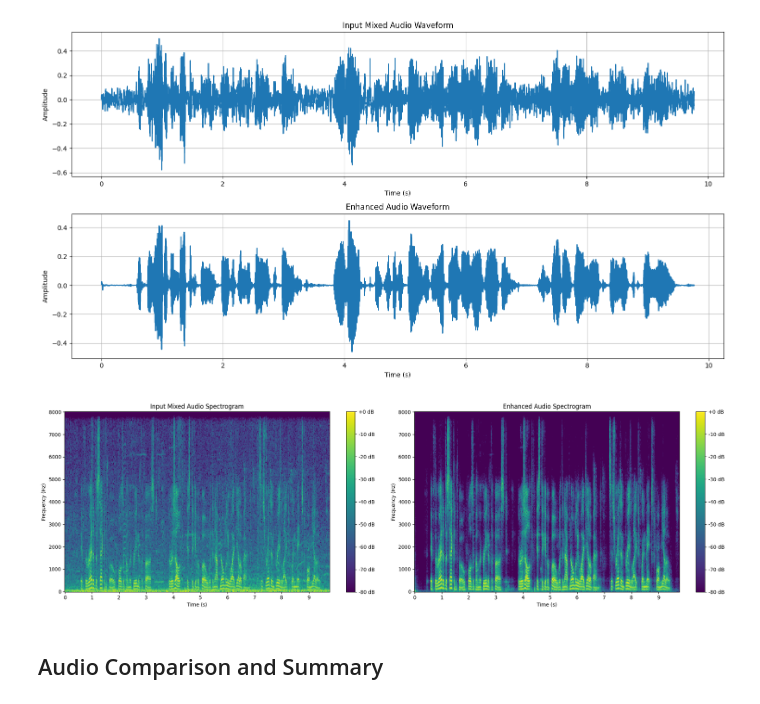
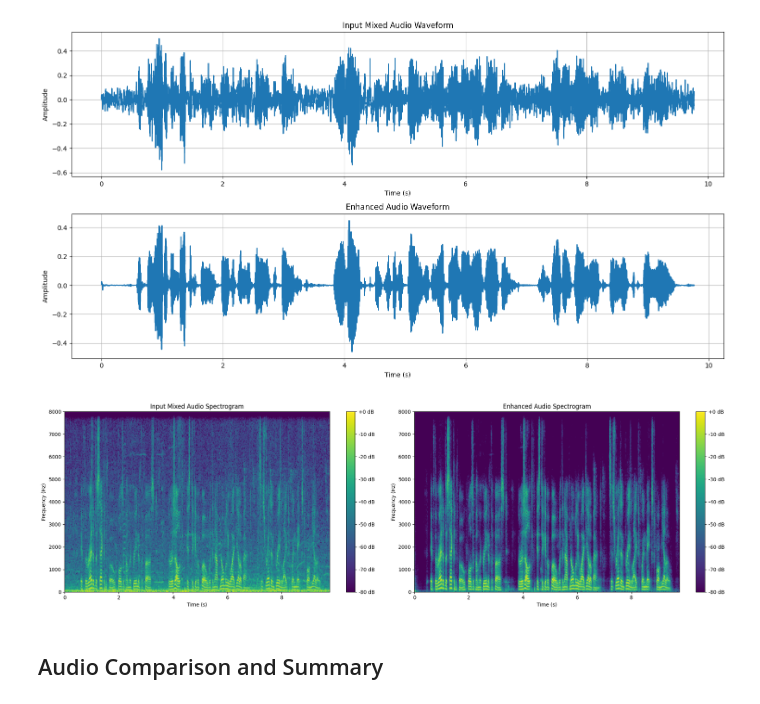
Before and after one commit to TexasInstruments-Sandbox/audioai-modelzoo, a Jupyter notebook: inference/gtcrn_se/gtcrn_inference.ipynb, the cells around one changed output. Saved outputs shown, nothing was run; the diff lists cells and outputs as text; code cells hidden in the pictures.

Commit message:
Remove librosa dependency and clean up Jupyter notebook cells in inference modules

```diff
--- a/inference/gtcrn_se/gtcrn_inference.ipynb
+++ b/inference/gtcrn_se/gtcrn_inference.ipynb
@@ -153,12 +151,17 @@ display(Audio(data=enh_numpy, rate=fs))
 time_axis = np.linspace(0, len(mix) / fs, len(mix))
 time_axis_enh = np.linspace(0, len(enh_numpy) / fs, len(enh_numpy))
 
-# Compute spectrograms for visualization
-D_input = librosa.stft(mix, n_fft=N_FFT, hop_length=HOP_LENGTH, win_length=WIN_LENGTH)
-magnitude_db_input = librosa.amplitude_to_db(np.abs(D_input), ref=np.max)
+# Use torch STFT for visualization
+# Input spectrogram - reuse the STFT we already computed
+magnitude_input = torch.abs(stft_matrix_torch).numpy()
+# Use librosa's dB conversion formula
+magnitude_db_input = 20 * np.log10(np.maximum(1e-10, magnitude_input)) - 20 * np.log10(np.maximum(1e-10, np.max(magnitude_input)))
 
-D_enhanced = librosa.stft(enh_numpy, n_fft=N_FFT, hop_length=HOP_LENGTH, win_length=WIN_LENGTH)
-magnitude_db_enhanced = librosa.amplitude_to_db(np.abs(D_enhanced), ref=np.max)
+# Enhanced spectrogram - use torch STFT
+stft_matrix_enh = torch.stft(torch.from_numpy(enh_numpy), N_FFT, HOP_LENGTH, WIN_LENGTH,
+                              window, return_complex=True)
+magnitude_enh = torch.abs(stft_matrix_enh).numpy()
+magnitude_db_enhanced = 20 * np.log10(np.maximum(1e-10, magnitude_enh)) - 20 * np.log10(np.maximum(1e-10, np.max(magnitude_enh)))
 
 # Compare waveforms side by side
 fig, (ax1, ax2) = plt.subplots(2, 1, figsize=(15, 8))
@@ -182,29 +185,37 @@ plt.show()
 # %% [output]
 [figure]
 # %%
-# Compare spectrograms side by side
+# Compare spectrograms side by side (using matplotlib's imshow)
 fig, (ax1, ax2) = plt.subplots(1, 2, figsize=(20, 6))
 
-# Input spectrogram
-im1 = librosa.display.specshow(magnitude_db_input, sr=fs, hop_length=HOP_LENGTH,
-                              x_axis='time', y_axis='hz', cmap='viridis', ax=ax1)
+# Time and frequency axes
+times = np.arange(magnitude_db_input.shape[1]) * HOP_LENGTH / fs
+freqs = np.arange(magnitude_db_input.shape[0]) * fs / N_FFT
+
+# Input spectrogram - use vmin/vmax for better dynamic range like librosa
+vmin, vmax = magnitude_db_input.min(), magnitude_db_input.max()
+im1 = ax1.imshow(magnitude_db_input, aspect='auto', origin='lower', cmap='viridis',
+                 extent=[times[0], times[-1], freqs[0], freqs[-1]],
+                 vmin=max(vmax - 80, vmin), vmax=vmax)
 ax1.set_title('Input Mixed Audio Spectrogram')
 ax1.set_ylabel('Frequency (Hz)')
 ax1.set_xlabel('Time (s)')
 plt.colorbar(im1, ax=ax1, format='%+2.0f dB')
 
 # Enhanced spectrogram
-im2 = librosa.display.specshow(magnitude_db_enhanced, sr=fs, hop_length=HOP_LENGTH,
-                              x_axis='time', y_axis='hz', cmap='viridis', ax=ax2)
+vmin_enh, vmax_enh = magnitude_db_enhanced.min(), magnitude_db_enhanced.max()
+im2 = ax2.imshow(magnitude_db_enhanced, aspect='auto', origin='lower', cmap='viridis',
+                 extent=[times[0], times[-1], freqs[0], freqs[-1]],
+                 vmin=max(vmax_enh - 80, vmin_enh), vmax=vmax_enh)
 ax2.set_title('Enhanced Audio Spectrogram')
 ax2.set_ylabel('Frequency (Hz)')
 ax2.set_xlabel('Time (s)')
 plt.colorbar(im2, ax=ax2, format='%+2.0f dB')
 
 plt.tight_layout()
 plt.show()
 # %% [output]
-[figure, old version]
+[figure, new version]
 # %% [markdown]
 ## Audio Comparison and Summary
 # %%
```
Also changed, not shown: parts of 3 cells of this notebook, 7 other files.
